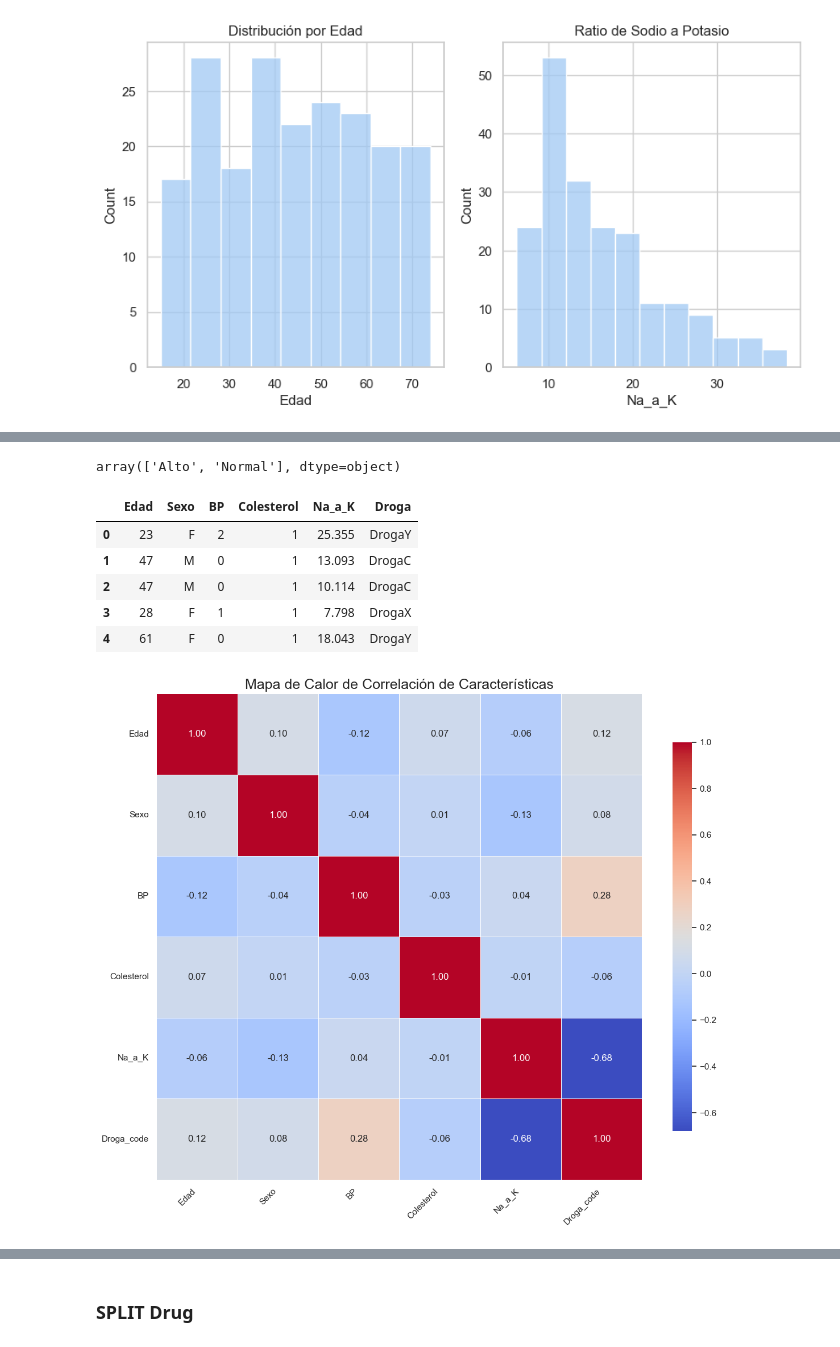
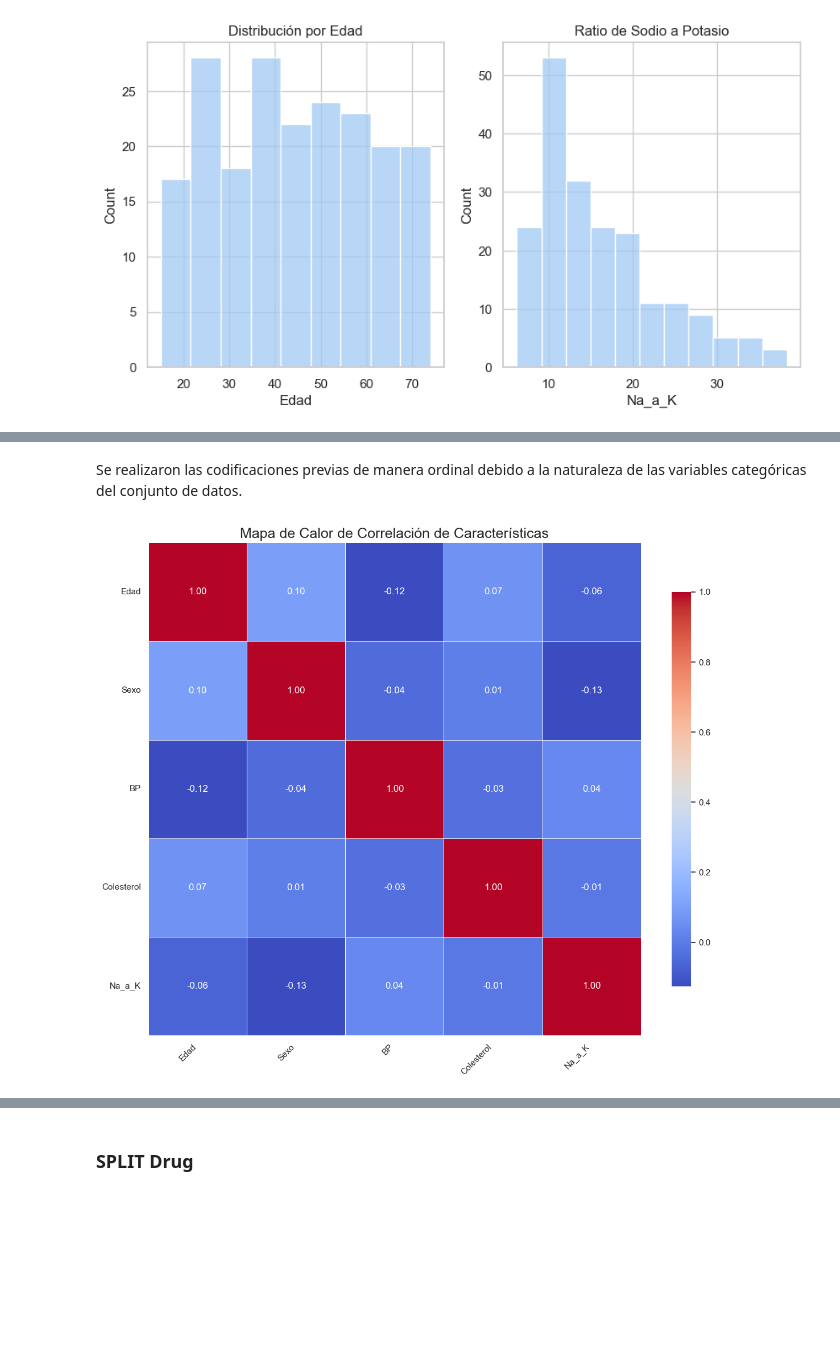
Before and after one commit to GenaCanciani/TP2-Mineria, a Jupyter notebook: tp2.ipynb, the cells around one changed output, grey strips where cells are left out. Cells and saved outputs as stored; diff of their text form; code cells hidden in the pictures; blank space fills up the shorter version.

```diff
--- a/tp2.ipynb
+++ b/tp2.ipynb
@@ -463,47 +391,34 @@ array(['Alto', 'Bajo', 'Normal'], dtype=object)
 bp_map = {'Bajo': 0, 'Normal': 1, 'Alto': 2}
 df2_copy['BP'] = df2_copy['BP'].map(bp_map)
-# %%
-df2_copy.Colesterol.unique()
-# %% [output]
-array(['Alto', 'Normal'], dtype=object)
 # %%
 col_map = {'Normal': 0, 'Alto': 1}
 df2_copy['Colesterol'] = df2_copy['Colesterol'].map(col_map)
-# %%
-df2_copy.head()
-# %% [output]
-|  | Edad | Sexo | BP | Colesterol | Na_a_K | Droga |
-| 0 | 23 | F | 2 | 1 | 25.355 | DrogaY |
-| 1 | 47 | M | 0 | 1 | 13.093 | DrogaC |
-| 2 | 47 | M | 0 | 1 | 10.114 | DrogaC |
-| 3 | 28 | F | 1 | 1 | 7.798 | DrogaX |
-| 4 | 61 | F | 0 | 1 | 18.043 | DrogaY |
+# %% [markdown]
+Se realizaron las codificaciones previas de manera ordinal debido a la naturaleza de las variables categóricas del conjunto de datos.
 # %%
-# Creamos copia
 df_corr = df2_copy.copy()
-df_corr['Droga_code'] = pd.factorize(df_corr['Droga'])[0]
 df_corr['Sexo'] = df_corr['Sexo'].apply(lambda x: 1 if x == 'M' else 0)
-corr_matrix = df_corr[['Edad', 'Sexo', 'BP', 'Colesterol', 'Na_a_K', 'Droga_code']].corr()
+corr_matrix = df_corr[['Edad', 'Sexo', 'BP', 'Colesterol', 'Na_a_K']].corr()
 
 
-plt.figure(figsize=(12, 10))  # Tamaño generoso para que se vea bien
+plt.figure(figsize=(12, 10))
 
 
 sns.heatmap(
     corr_matrix,
     annot=True,
     fmt=".2f",
     cmap='coolwarm',
     linewidths=.5,
     cbar_kws={"shrink": .8}
 )
 
 plt.title('Mapa de Calor de Correlación de Características', fontsize=18)
 plt.xticks(rotation=45, ha='right')
 plt.yticks(rotation=0)
 
 
-plt.tight_layout() # Ajusta el gráfico para que todo encaje bien
+plt.tight_layout()
 plt.show()
 # %% [output]
-[figure, old version]
+[figure, new version]
```
Also changed, not shown: parts of 98 cells of this notebook.
